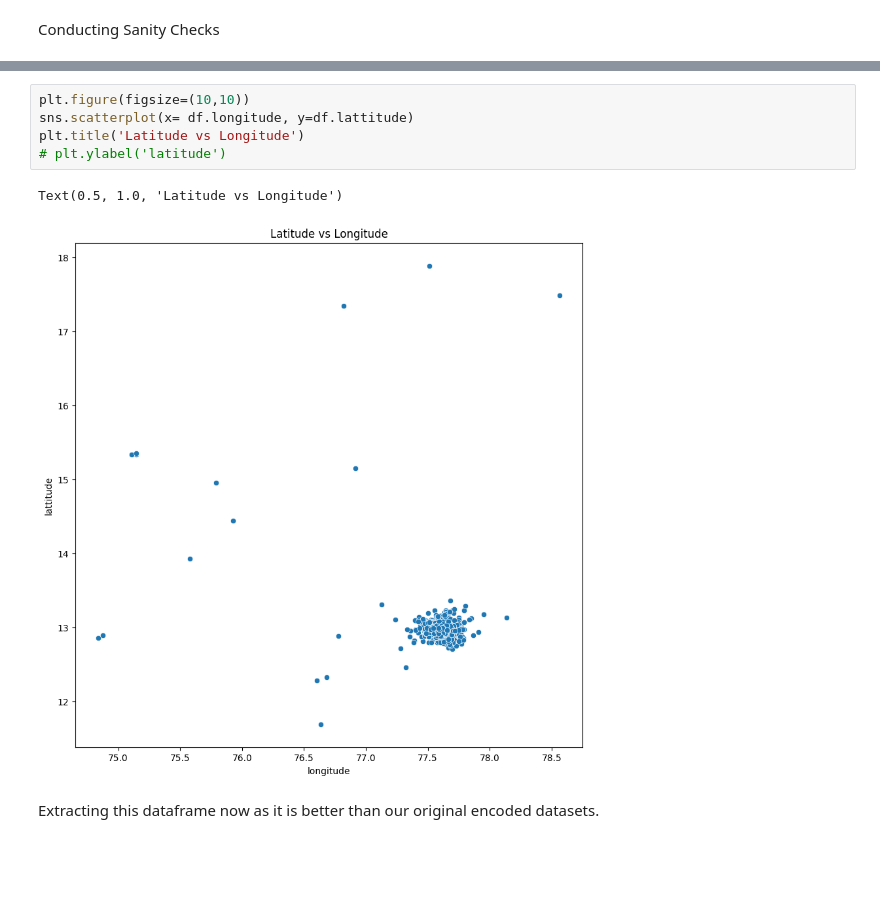
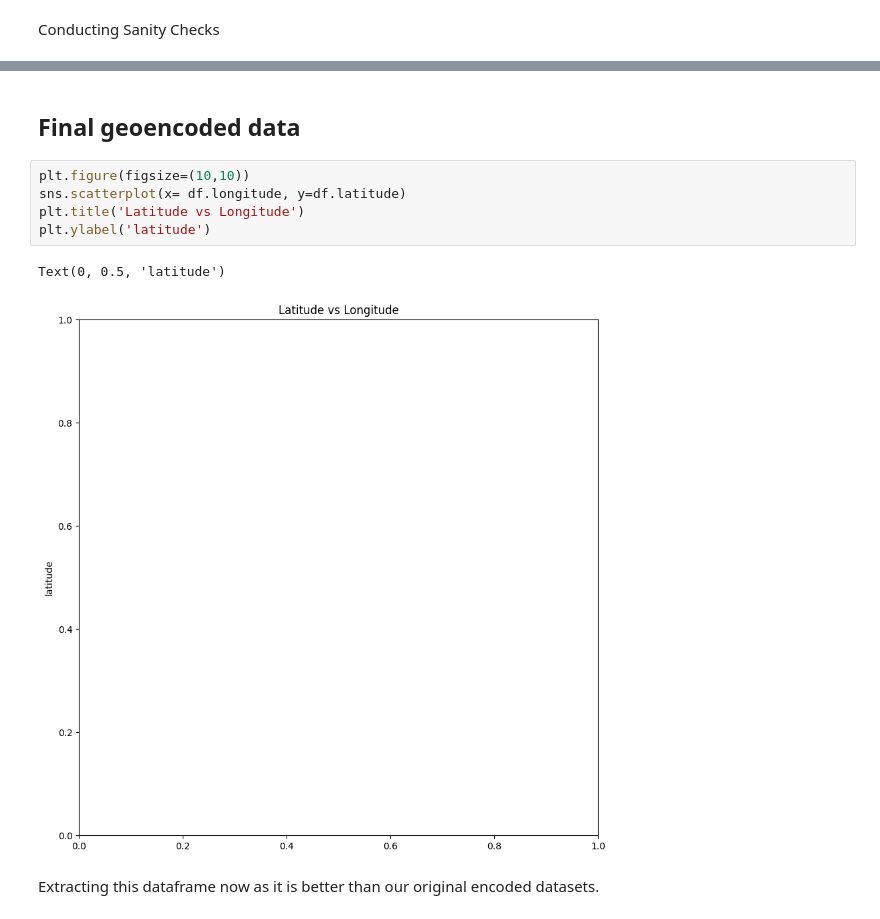
Before and after one commit to AnshikaJain2405/OrionDataAnalyticsInternshipJul23-Proj2, a Jupyter notebook: notebooks/GeoEncode.ipynb, the cells around one changed output, grey strips where cells are left out. Drawn from its saved outputs; the diff is of its cells as text; blank space fills up the shorter version.

```diff
--- a/notebooks/GeoEncode.ipynb
+++ b/notebooks/GeoEncode.ipynb
@@ -401,11 +393,13 @@ df.loc[(df['longitude'] == 77.591300) & (df['lattitude'] == 12.979120)]
+# %% [markdown]
+## Final geoencoded data
 # %%
 plt.figure(figsize=(10,10))
-sns.scatterplot(x= df.longitude, y=df.lattitude)
+sns.scatterplot(x= df.longitude, y=df.latitude)
 plt.title('Latitude vs Longitude')
-# plt.ylabel('latitude')
+plt.ylabel('latitude')
 # %% [output]
-Text(0.5, 1.0, 'Latitude vs Longitude')
+Text(0, 0.5, 'latitude')
-[figure, old version]
+[figure, new version]
 # %% [markdown]
 Extracting this dataframe now as it is better than our original encoded datasets.
 # %%
```
Also changed, not shown: parts of 5 cells of this notebook.
